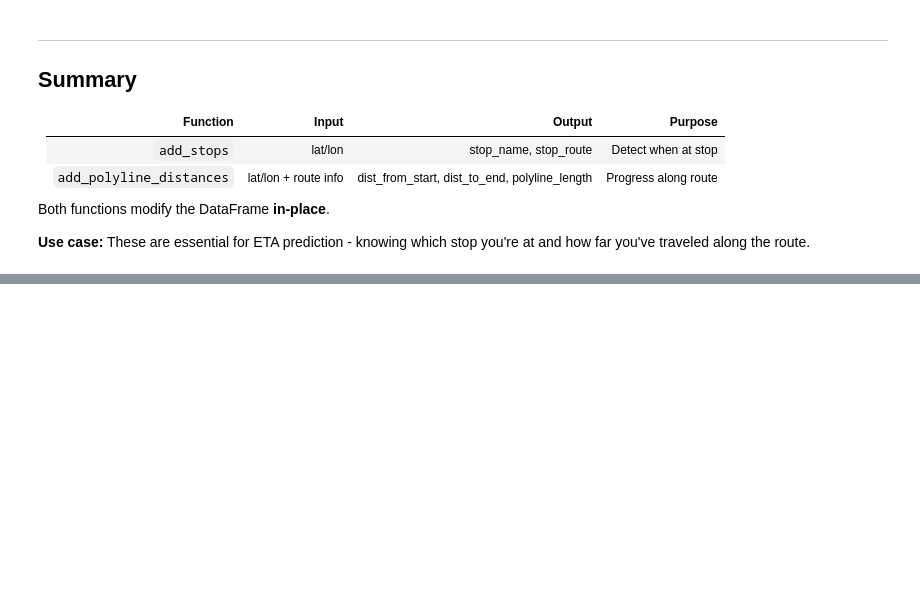
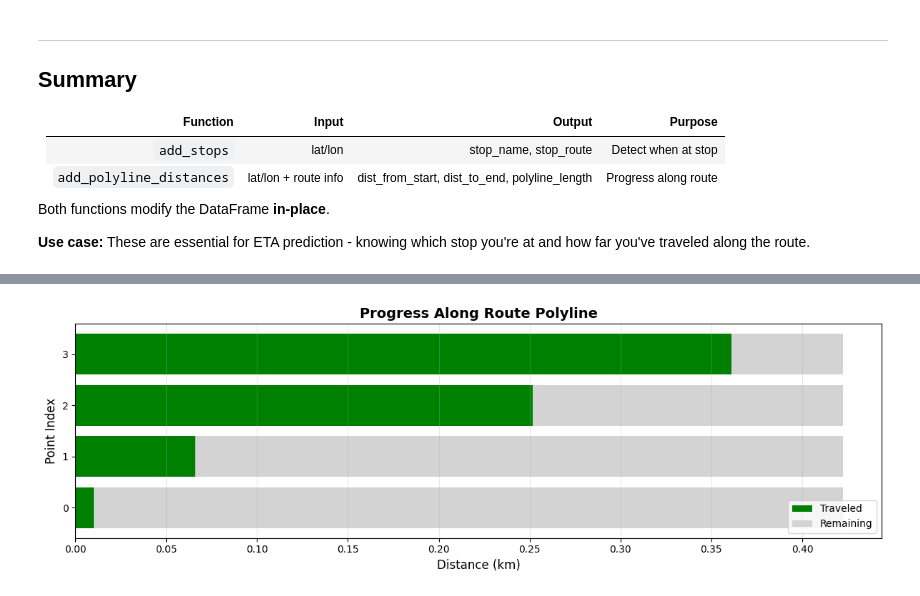
Before and after one commit to wtg/shubble, a Jupyter notebook: ml/data/stops.ipynb, the cells around one changed output, grey strips where cells are left out. Saved outputs shown, nothing was run; the diff lists cells and outputs as text; code cells hidden in the pictures; blank space fills up the shorter version.

```diff
--- a/ml/data/stops.ipynb
+++ b/ml/data/stops.ipynb
@@ -388,0 +675,6 @@ Both functions modify the DataFrame **in-place**.
+# %%
+# Get actual WEST polyline 0 coordinates to use realistic sample data
+poly = Stops.polylines['WEST'][0]
+print(f"WEST polyline 0 has {len(poly)} points:")
+for i, p in enumerate(poly):
+    print(f"  [{i}] ({p[0]:.6f}, {p[1]:.6f})")
@@ -388,0 +750,11 @@ Both functions modify the DataFrame **in-place**.
+# %%
+# Cell 13: Interpret results (re-run with corrected df_poly)
+print("Polyline Distance Results:")
+print("="*60)
+for i, row in df_poly.iterrows():
+    progress = row['dist_from_start'] / row['polyline_length'] * 100
+    print(f"\nRow {i}:")
+    print(f"  Distance from start: {row['dist_from_start']:.3f} km")
+    print(f"  Distance to end: {row['dist_to_end']:.3f} km")
+    print(f"  Total polyline: {row['polyline_length']:.3f} km")
+    print(f"  Progress: {progress:.1f}%")
@@ -388,0 +779,22 @@ Both functions modify the DataFrame **in-place**.
+# %%
+# Cell 14: Visualize progress along route
+import matplotlib.pyplot as plt
+
+fig, ax = plt.subplots(figsize=(12, 4))
+
+# Create stacked bar showing progress
+for i, row in df_poly.iterrows():
+    ax.barh(i, row['dist_from_start'], color='green', label='Traveled' if i == 0 else None)
+    ax.barh(i, row['dist_to_end'], left=row['dist_from_start'], color='lightgray', label='Remaining' if i == 0 else None)
+
+ax.set_xlabel('Distance (km)', fontsize=12)
+ax.set_ylabel('Point Index', fontsize=12)
+ax.set_title('Progress Along Route Polyline', fontsize=14, fontweight='bold')
+ax.legend(loc='lower right')
+ax.set_yticks(range(len(df_poly)))
+ax.grid(axis='x', alpha=0.3)
+
+plt.tight_layout()
+plt.show()
+# %% [output]
+[figure, added]
```
Also changed, not shown: parts of 16 cells of this notebook.
